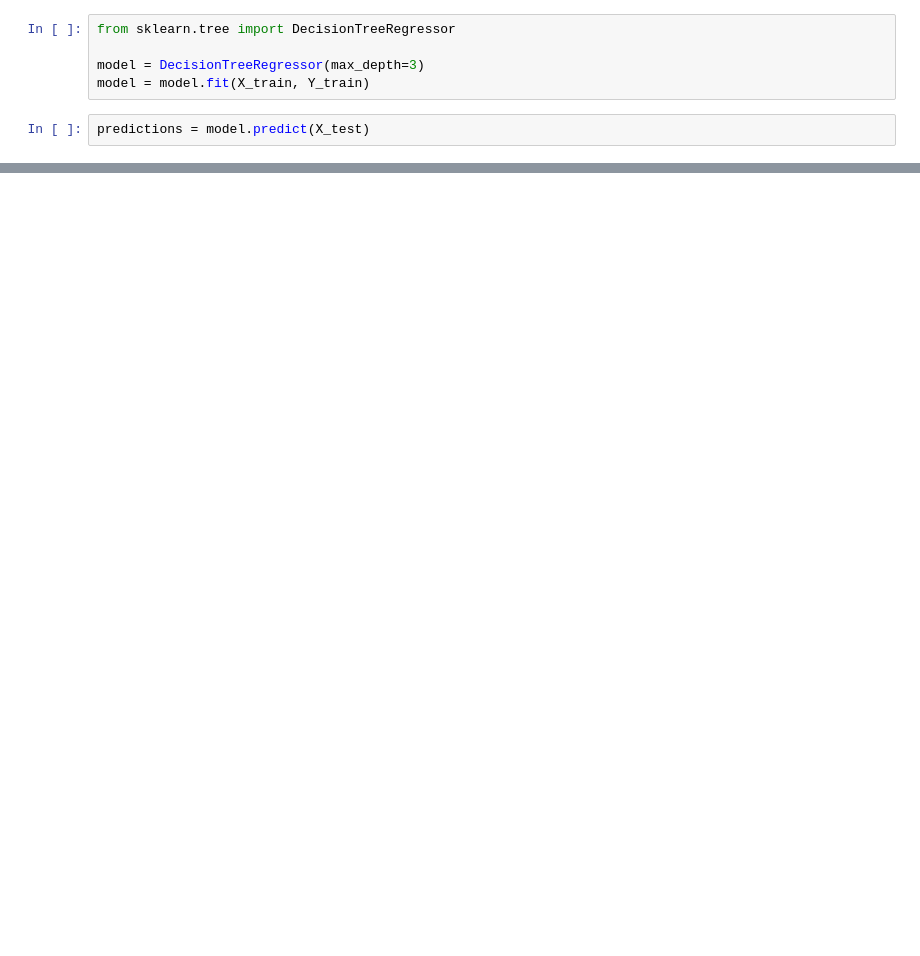
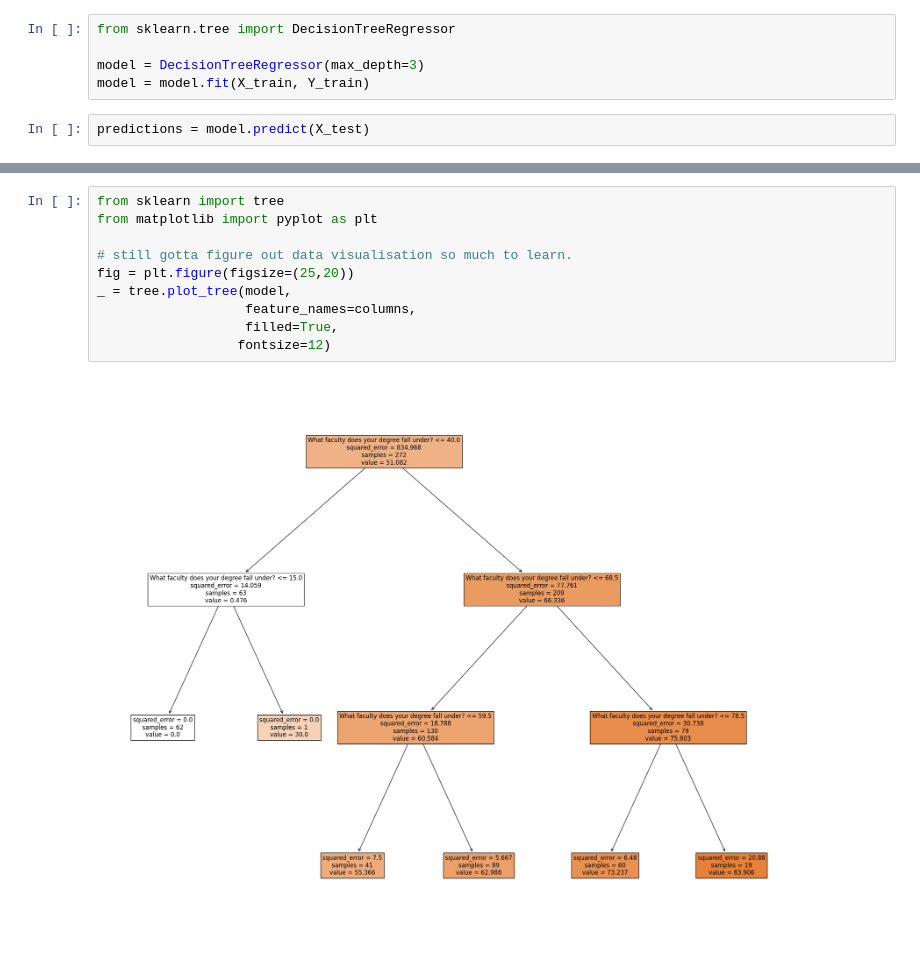
Before and after one commit to Pavelrh/Performance-Pred, a Jupyter notebook: main.ipynb, the cells around one changed output, grey strips where cells are left out. Saved outputs shown, nothing was run; the diff lists cells and outputs as text; blank space fills up the shorter version.

Commit message:
plotted the tree using matplotlib and final commit

```diff
--- a/main.ipynb
+++ b/main.ipynb
@@ -158,0 +159,12 @@ Accuracy (R-squared) in percentage: 99.17999934451454
+# %%
+from sklearn import tree
+from matplotlib import pyplot as plt
+
+# still gotta figure out data visualisation so much to learn.
+fig = plt.figure(figsize=(25,20))
+_ = tree.plot_tree(model,
+                   feature_names=columns,
+                   filled=True,
+                  fontsize=12)
+# %% [output]
+[figure, added]
```
Also changed, not shown: parts of 3 cells of this notebook.
